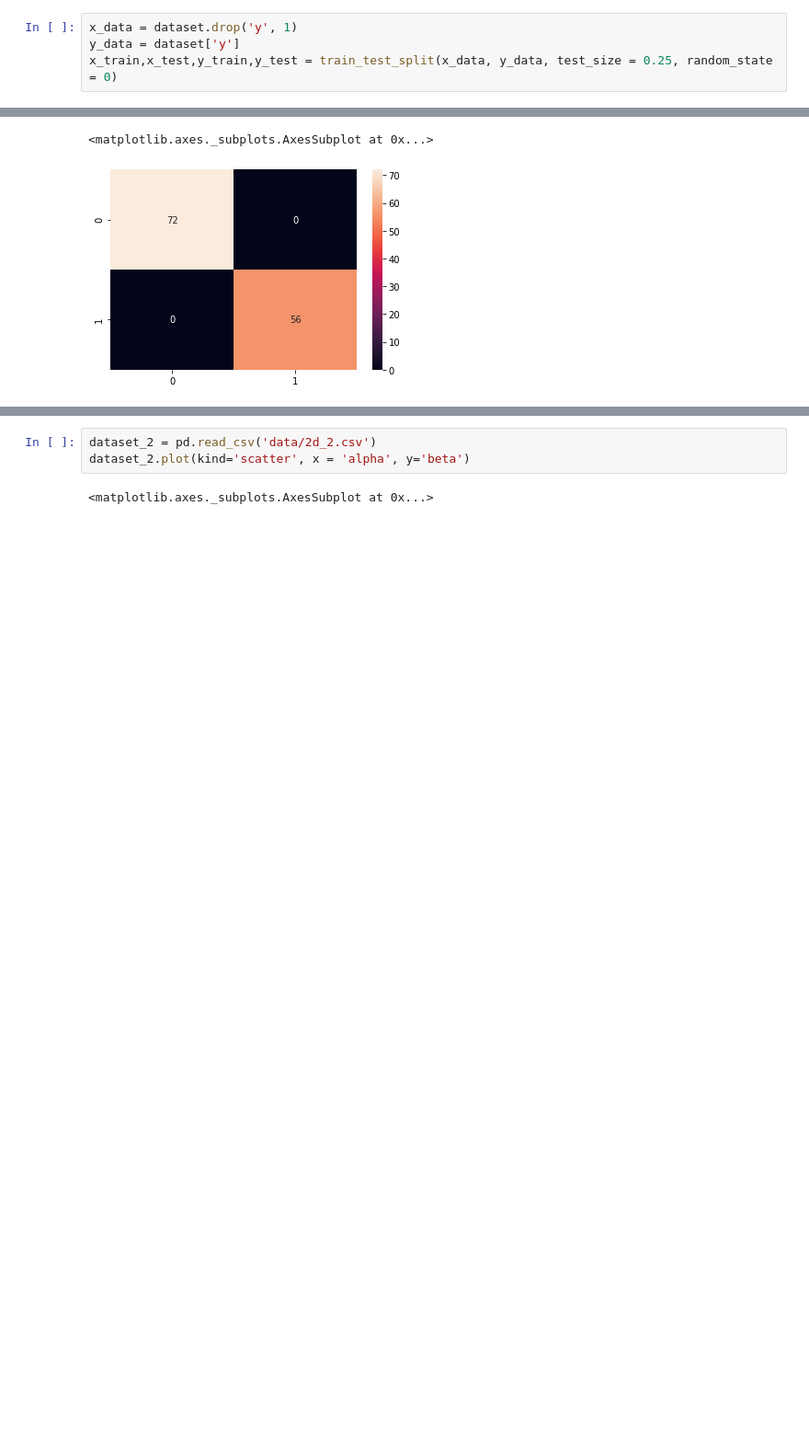
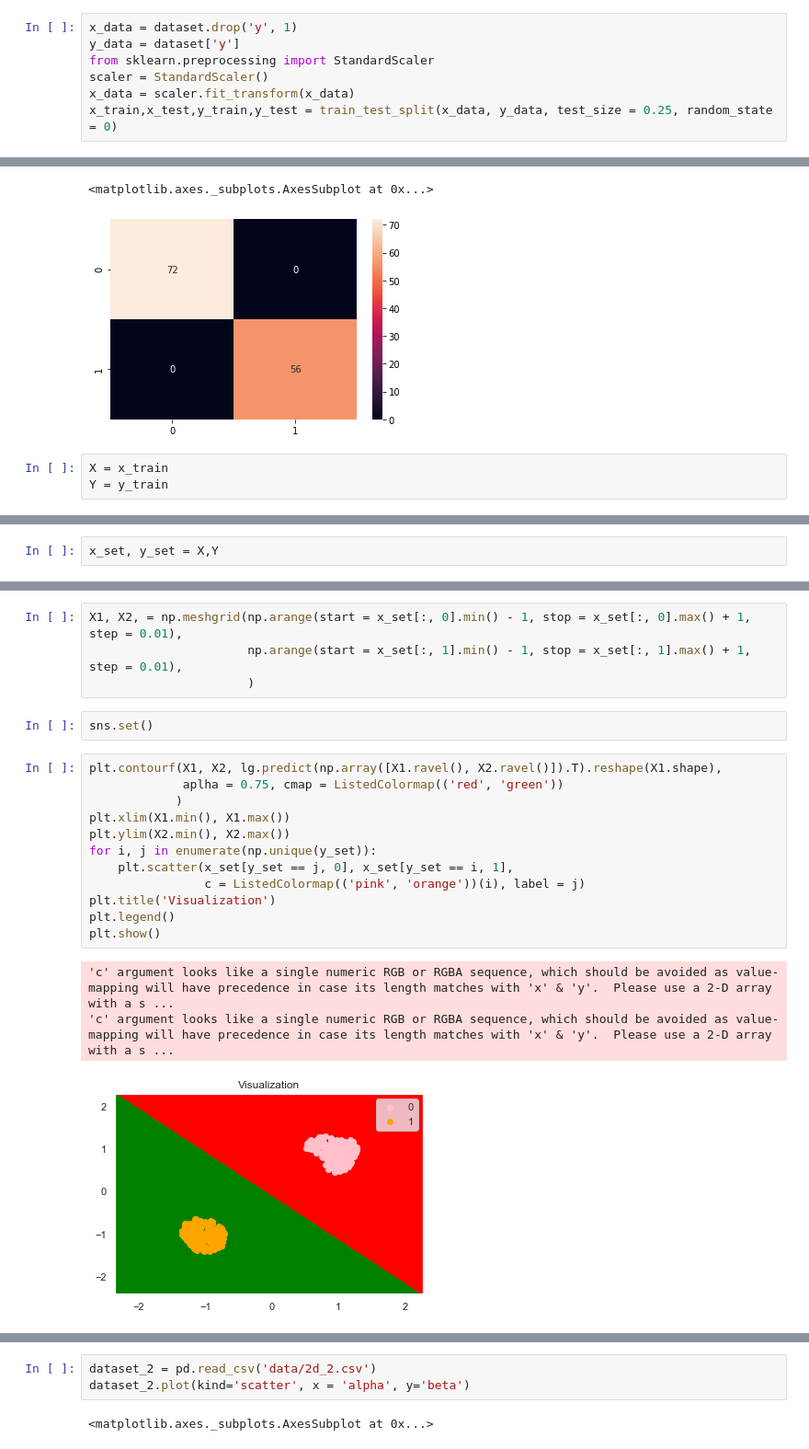
Before and after one commit to RozySky/Machine-Learning-Gizmoz, a Jupyter notebook: grid.ipynb, the cells around one changed output, grey strips where cells are left out. Shown at 92% size. Cells and saved outputs as stored; diff of their text form; blank space fills up the shorter version.

```diff
--- a/grid.ipynb
+++ b/grid.ipynb
@@ -50,6 +50,9 @@ from sklearn.model_selection import train_test_split
 # %%
 x_data = dataset.drop('y', 1)
 y_data = dataset['y']
+from sklearn.preprocessing import StandardScaler
+scaler = StandardScaler()
+x_data = scaler.fit_transform(x_data)
 x_train,x_test,y_train,y_test = train_test_split(x_data, y_data, test_size = 0.25, random_state = 0)
 # %%
 lg = LogisticRegression()
@@ -75,3 +78,6 @@ sns.heatmap(confusion_matrix(prd, y_test), annot = True, fmt= 'd')
 # %% [output]
 <matplotlib.axes._subplots.AxesSubplot at 0x...>
 [figure]
+# %%
+X = x_train
+Y = y_train
@@ -77,0 +86,2 @@ sns.heatmap(confusion_matrix(prd, y_test), annot = True, fmt= 'd')
+# %%
+x_set, y_set = X,Y
@@ -77,0 +108,22 @@ sns.heatmap(confusion_matrix(prd, y_test), annot = True, fmt= 'd')
+# %%
+X1, X2, = np.meshgrid(np.arange(start = x_set[:, 0].min() - 1, stop = x_set[:, 0].max() + 1, step = 0.01),
+                      np.arange(start = x_set[:, 1].min() - 1, stop = x_set[:, 1].max() + 1, step = 0.01),
+                      )
+# %%
+sns.set()
+# %%
+plt.contourf(X1, X2, lg.predict(np.array([X1.ravel(), X2.ravel()]).T).reshape(X1.shape),
+             aplha = 0.75, cmap = ListedColormap(('red', 'green'))
+            )
+plt.xlim(X1.min(), X1.max())
+plt.ylim(X2.min(), X2.max())
+for i, j in enumerate(np.unique(y_set)):
+    plt.scatter(x_set[y_set == j, 0], x_set[y_set == i, 1],
+                c = ListedColormap(('pink', 'orange'))(i), label = j)
+plt.title('Visualization')
+plt.legend()
+plt.show()
+# %% [output]
+'c' argument looks like a single numeric RGB or RGBA sequence, which should be avoided as value-mapping will have precedence in case its length matches with 'x' & 'y'.  Please use a 2-D array with a s ...
+'c' argument looks like a single numeric RGB or RGBA sequence, which should be avoided as value-mapping will have precedence in case its length matches with 'x' & 'y'.  Please use a 2-D array with a s ...
+[figure, added]
```
Also changed, not shown: parts of 4 cells of this notebook, 6 other files.
